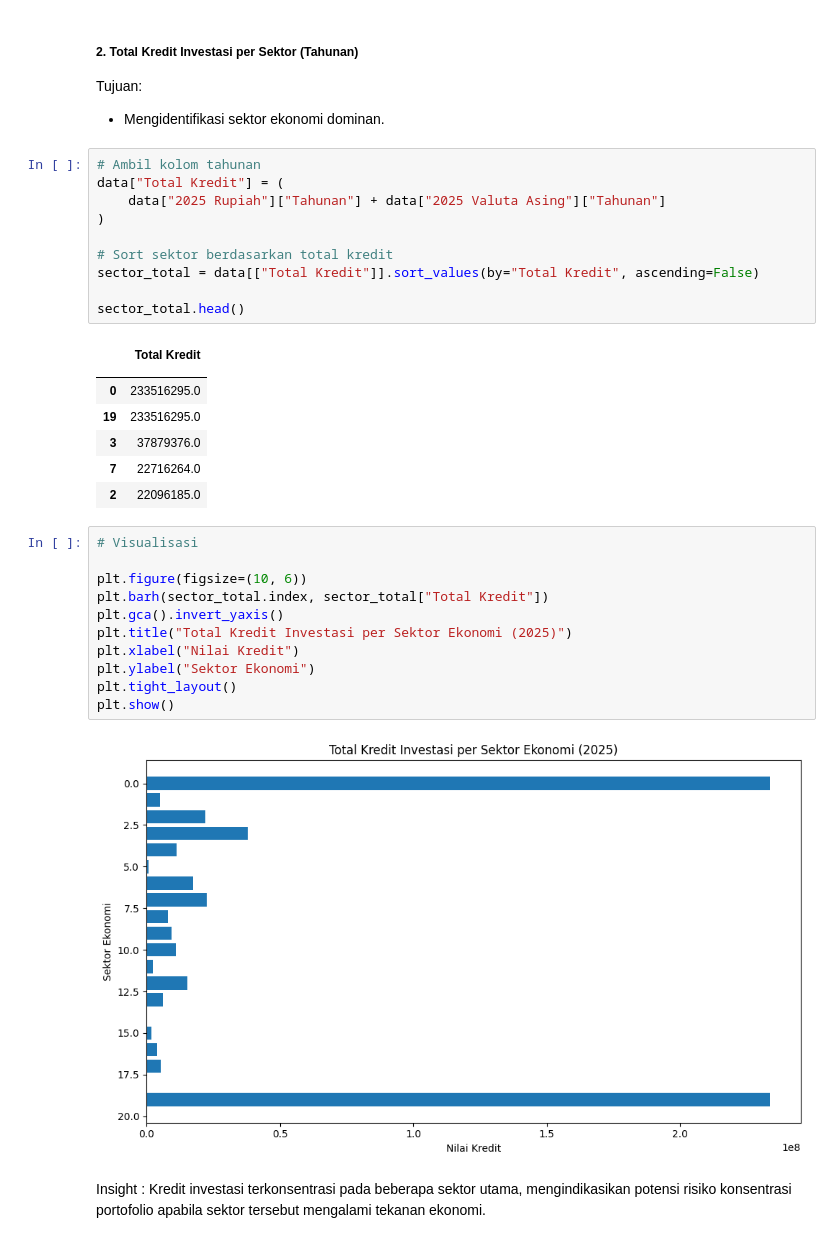
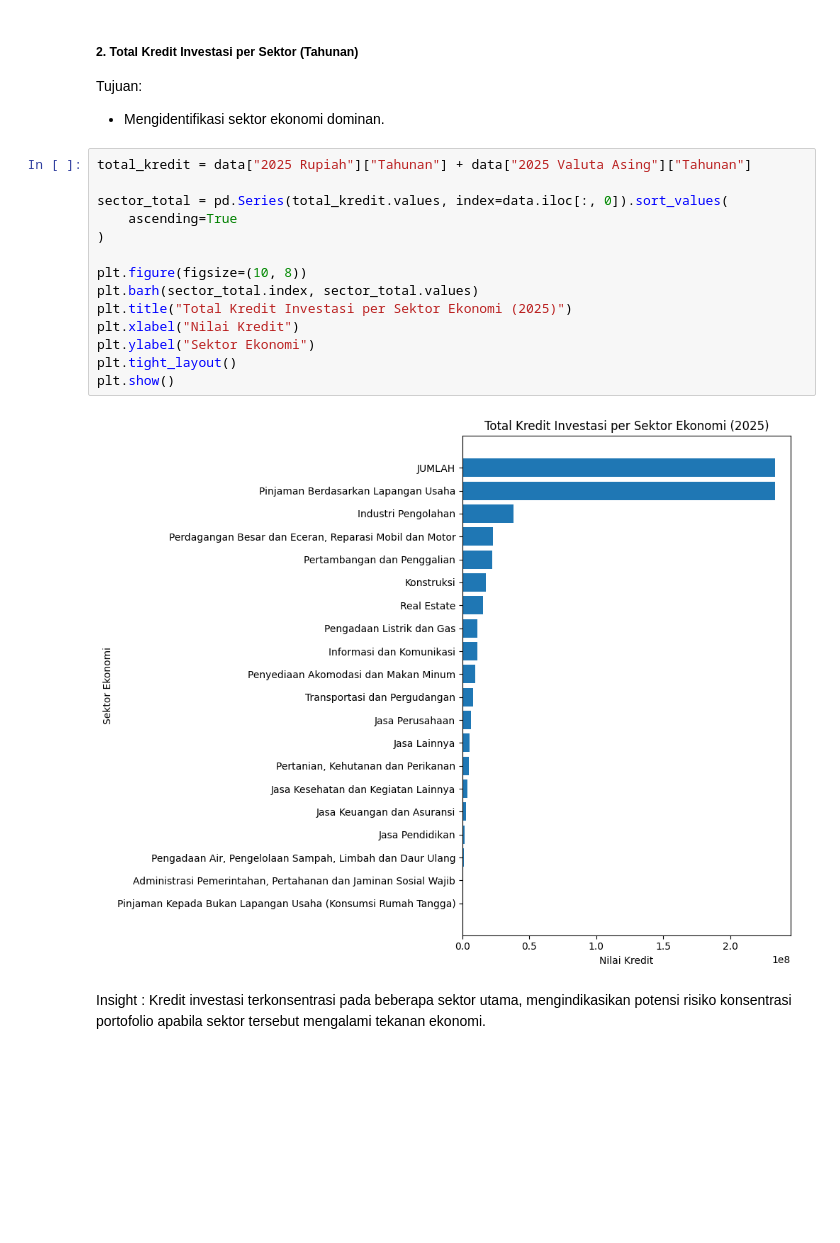
Before and after one commit to RajibKurniawan/banking-credit-sectoral-analysis-2025, a Jupyter notebook: notebook/notebook.ipynb, the cells around one changed output. Drawn from its saved outputs; the diff is of its cells as text; blank space fills up the shorter version.

```diff
--- a/notebook/notebook.ipynb
+++ b/notebook/notebook.ipynb
@@ -325,36 +325,21 @@ Kredit investasi dalam Rupiah memiliki nilai rata-rata dan total yang jauh lebih
 Tujuan:
 - Mengidentifikasi sektor ekonomi dominan.
 # %%
-# Ambil kolom tahunan
-data["Total Kredit"] = (
-    data["2025 Rupiah"]["Tahunan"] + data["2025 Valuta Asing"]["Tahunan"]
+total_kredit = data["2025 Rupiah"]["Tahunan"] + data["2025 Valuta Asing"]["Tahunan"]
+
+sector_total = pd.Series(total_kredit.values, index=data.iloc[:, 0]).sort_values(
+    ascending=True
 )
 
-# Sort sektor berdasarkan total kredit
-sector_total = data[["Total Kredit"]].sort_values(by="Total Kredit", ascending=False)
-
-sector_total.head()
+plt.figure(figsize=(10, 8))
+plt.barh(sector_total.index, sector_total.values)
+plt.title("Total Kredit Investasi per Sektor Ekonomi (2025)")
+plt.xlabel("Nilai Kredit")
+plt.ylabel("Sektor Ekonomi")
+plt.tight_layout()
+plt.show()
 # %% [output]
-|  | Total Kredit |
-|  |  |
-| 0 | 233516295.0 |
-| 19 | 233516295.0 |
-| 3 | 37879376.0 |
-| 7 | 22716264.0 |
-| 2 | 22096185.0 |
+[figure, added]
-# %%
-# Visualisasi
-
-plt.figure(figsize=(10, 6))
-plt.barh(sector_total.index, sector_total["Total Kredit"])
-plt.gca().invert_yaxis()
-plt.title("Total Kredit Investasi per Sektor Ekonomi (2025)")
-plt.xlabel("Nilai Kredit")
-plt.ylabel("Sektor Ekonomi")
-plt.tight_layout()
-plt.show()
-# %% [output]
-[figure, removed]
 # %% [markdown]
 Insight :
 Kredit investasi terkonsentrasi pada beberapa sektor utama, mengindikasikan potensi risiko konsentrasi portofolio apabila sektor tersebut mengalami tekanan ekonomi.
```
Also changed, not shown: parts of 4 cells of this notebook.
